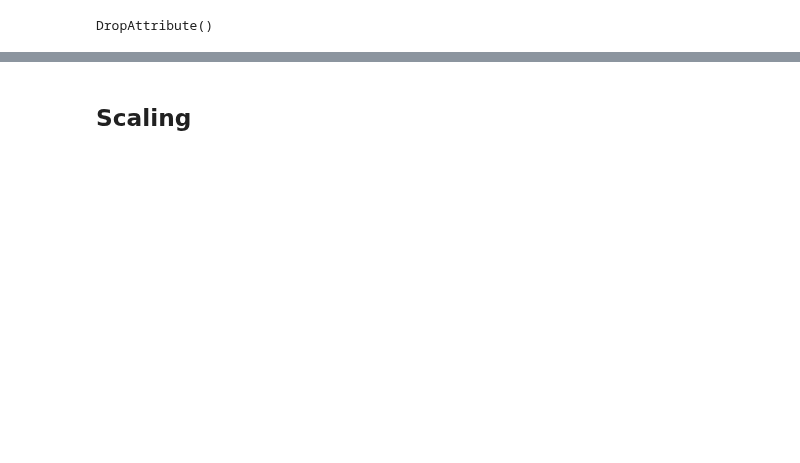
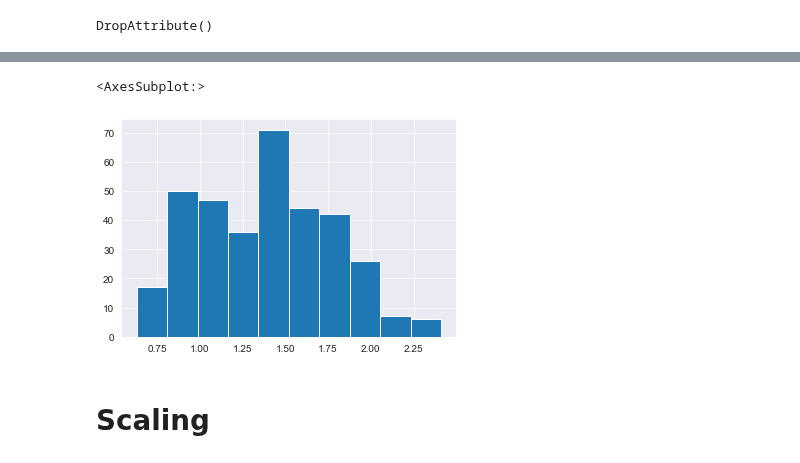
Before and after one commit to mdushetwar/Blood-Donation-Prediction, a Jupyter notebook: BloodDonationPred.ipynb, the cells around one changed output, grey strips where cells are left out. Saved outputs shown, nothing was run; the diff lists cells and outputs as text; code cells hidden in the pictures; blank space fills up the shorter version.

```diff
--- a/BloodDonationPred.ipynb
+++ b/BloodDonationPred.ipynb
@@ -459,0 +596,2 @@ drop.transform(donors_test)
+# %%
+boxcox_transform= SkewnessTransformer(method='boxcox', columns=['number_of_donations'])
@@ -459,0 +602,3 @@ drop.transform(donors_test)
+# %%
+transformed_train= boxcox_transform.transform(train)
+transformed_train
@@ -460,2 +619,7 @@ drop.transform(donors_test)
+# %%
+transformed_train.number_of_donations.hist()
+# %% [output]
+<AxesSubplot:>
+[figure, added]
 # %% [markdown]
-## Scaling
+# Scaling
```
Also changed, not shown: parts of 18 cells of this notebook.
